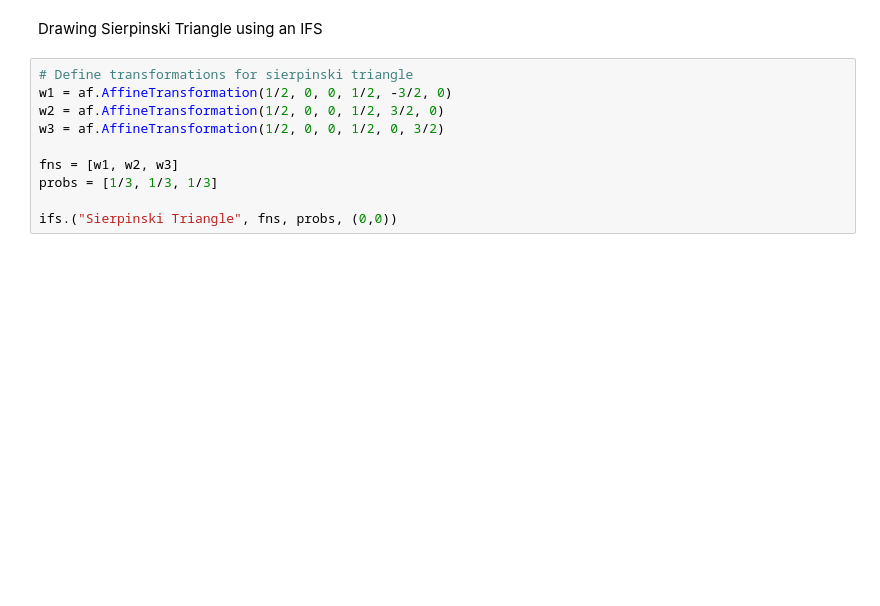
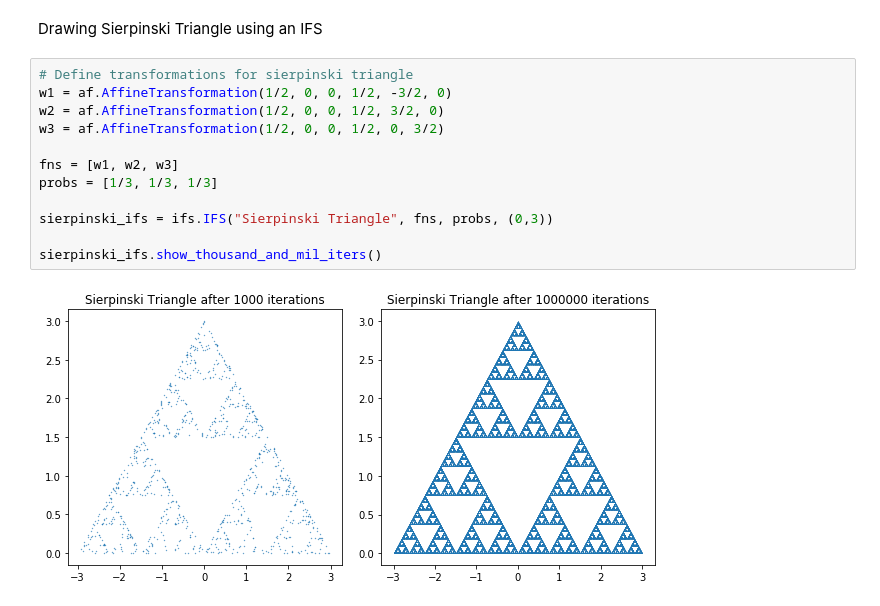
Before and after one commit to DanielPeacock/M2RFractalImageCompression, a Jupyter notebook: IteratedFunctionSystem_Examples.ipynb, the cells around one changed output. Cells and saved outputs as stored; diff of their text form; blank space fills up the shorter version.

```diff
--- a/IteratedFunctionSystem_Examples.ipynb
+++ b/IteratedFunctionSystem_Examples.ipynb
@@ -26,10 +26,14 @@ Drawing Sierpinski Triangle using an IFS
 # %%
 # Define transformations for sierpinski triangle
 w1 = af.AffineTransformation(1/2, 0, 0, 1/2, -3/2, 0)
 w2 = af.AffineTransformation(1/2, 0, 0, 1/2, 3/2, 0)
 w3 = af.AffineTransformation(1/2, 0, 0, 1/2, 0, 3/2)
 
 fns = [w1, w2, w3]
 probs = [1/3, 1/3, 1/3]
 
-ifs.("Sierpinski Triangle", fns, probs, (0,0))
+sierpinski_ifs = ifs.IFS("Sierpinski Triangle", fns, probs, (0,3))
+
+sierpinski_ifs.show_thousand_and_mil_iters()
+# %% [output]
+[figure, added]
```
Also changed, not shown: parts of 1 cell of this notebook, 2 other files.
